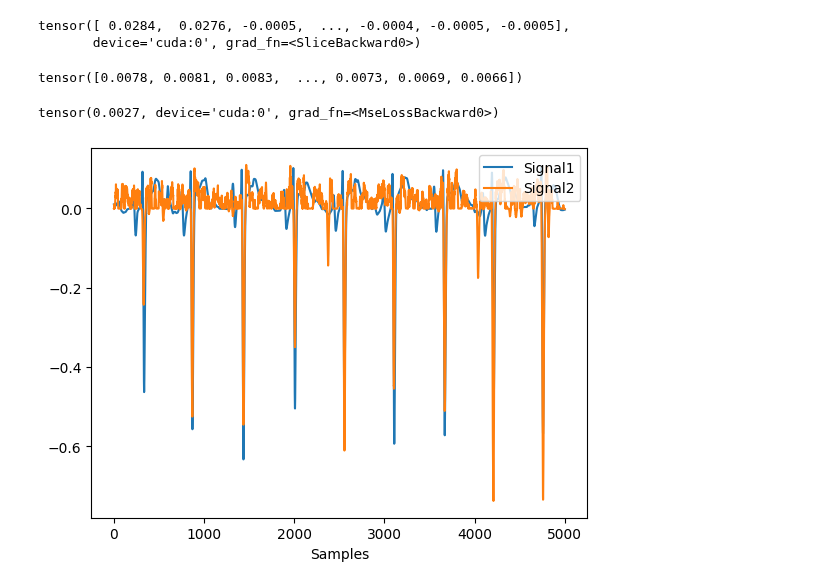
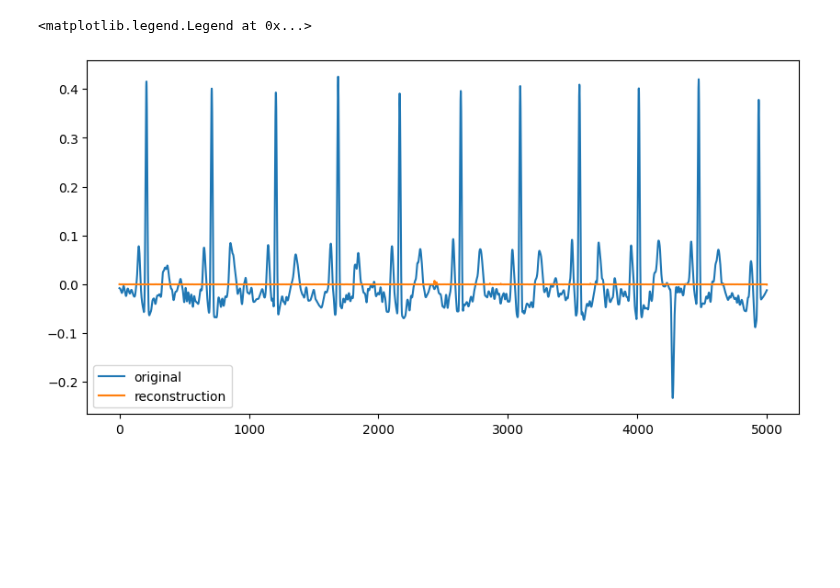
Before and after one commit to isears/ptbxlae, a Jupyter notebook: notebooks/generative_sandbox.ipynb, the cells around one changed output. Cells and saved outputs as stored; diff of their text form; code cells hidden in the pictures; blank space fills up the shorter version.

```diff
--- a/notebooks/generative_sandbox.ipynb
+++ b/notebooks/generative_sandbox.ipynb
@@ -4,5 +6,5 @@ from ptbxlae.modeling.multiCycleConv import MultiCycleConv
 # %%
 torch.no_grad()
-m = MultiCycleConv.load_from_checkpoint('../cache/savedmodels/last-v11.ckpt')
+m = ConvolutionalEcgVAE.load_from_checkpoint('../cache/savedmodels/mcc-epoch=013-val_loss=0.009974.ckpt')
 m.eval()
 # %% [output]
@@ -28,10 +27,10 @@ MultiCycleConv(
 )
 # %%
-from ptbxlae.dataprocessing.ptbxlDS import PtbxlCleanDS
+from ptbxlae.dataprocessing.ptbxlDS import PtbxlSigWithRpeaksDS
 
-SAMPLE_IDX = 1022
+SAMPLE_IDX = 929
 
-ds = PtbxlCleanDS(root_folder="../data", lowres=False)
+ds = PtbxlSigWithRpeaksDS(root_folder="../data", lowres=False, stacked=True)
 sig = ds[SAMPLE_IDX]
 sig.shape
 # %% [output]
@@ -74,21 +38,27 @@ plot_raw_data(decoded[0].detach().to('cpu').numpy() * 100, {'fs': 500})
-# %%
-decoded[0,5,:]
-# %% [output]
-tensor([ 0.0284,  0.0276, -0.0005,  ..., -0.0004, -0.0005, -0.0005],
-       device='cuda:0', grad_fn=<SliceBackward0>)
-# %%
-sig[5,:]
-# %% [output]
-tensor([0.0078, 0.0081, 0.0083,  ..., 0.0073, 0.0069, 0.0066])
-# %%
-torch.nn.functional.mse_loss(decoded[0,5,:], sig[5,:].to('cuda'))
-# %% [output]
-tensor(0.0027, device='cuda:0', grad_fn=<MseLossBackward0>)
-# %%
-import neurokit2 as nk
-
-#sigproc, info = nk.ecg_process(sig[5], sampling_rate=500)
-channel = 6
-nk.signal_plot([sig[channel], decoded[0,channel,:].detach().cpu()])
-# %% [output]
-[figure, removed]
+# %%
+# from ptbxlae.dataprocessing import plot_raw_data
+
+# # before
+# plot_raw_data(sig[0:12], {'fs': 500})
+
+import matplotlib.pyplot as plt
+
+x = range(0, sig.shape[1])
+
+SAMPLE_IDX = 5839
+CHANNEL = 0
+
+latent_representation = m.encode(ds[SAMPLE_IDX].unsqueeze(0).to('cuda'))
+# reconstruction = m.generate(latent_representation, smoothing_iterations=10).squeeze().detach().cpu()
+reconstruction = m.decode(latent_representation).squeeze().detach().cpu()
+orig_plot = ds[SAMPLE_IDX][CHANNEL]
+recon_plot = reconstruction[CHANNEL]
+
+plt.rcParams['figure.figsize'] = [10, 5]
+fig, ax = plt.subplots()
+ax.plot(x, orig_plot, label='original')
+ax.plot(x, recon_plot, label='reconstruction')
+plt.legend(loc='best')
+# %% [output]
+<matplotlib.legend.Legend at 0x...>
+[figure, added]
```
Also changed, not shown: parts of 6 cells of this notebook, 8 other files.
